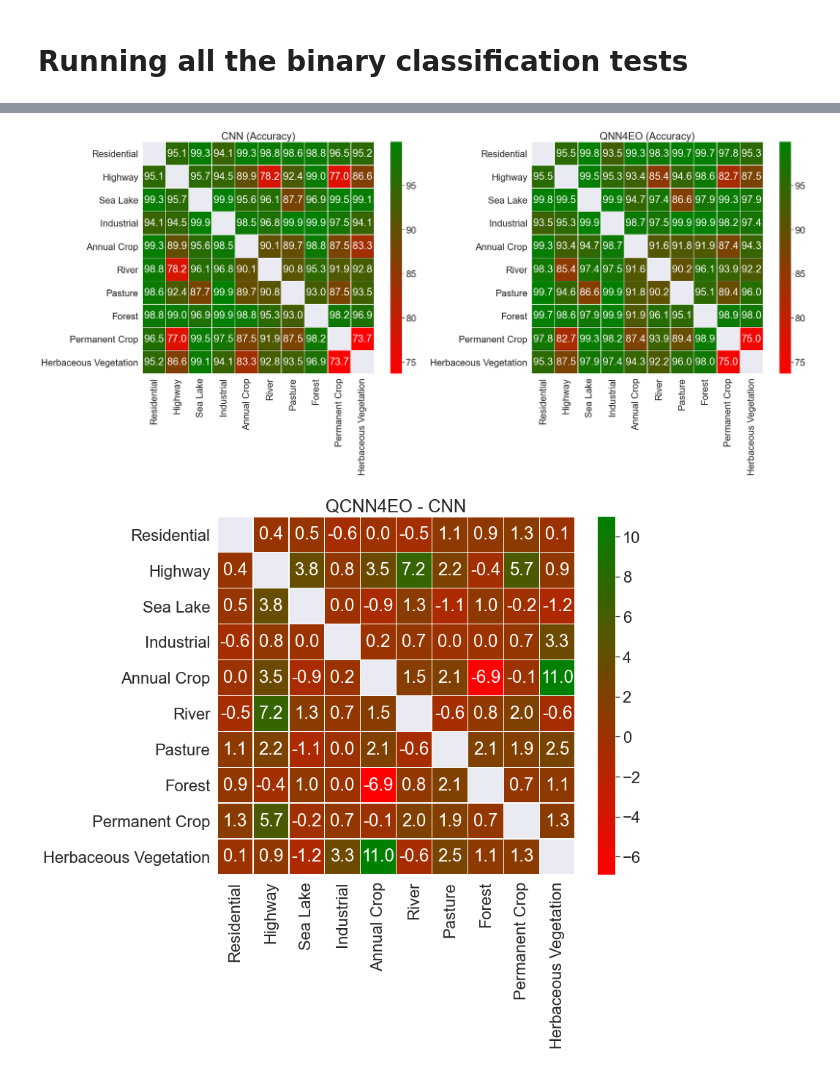
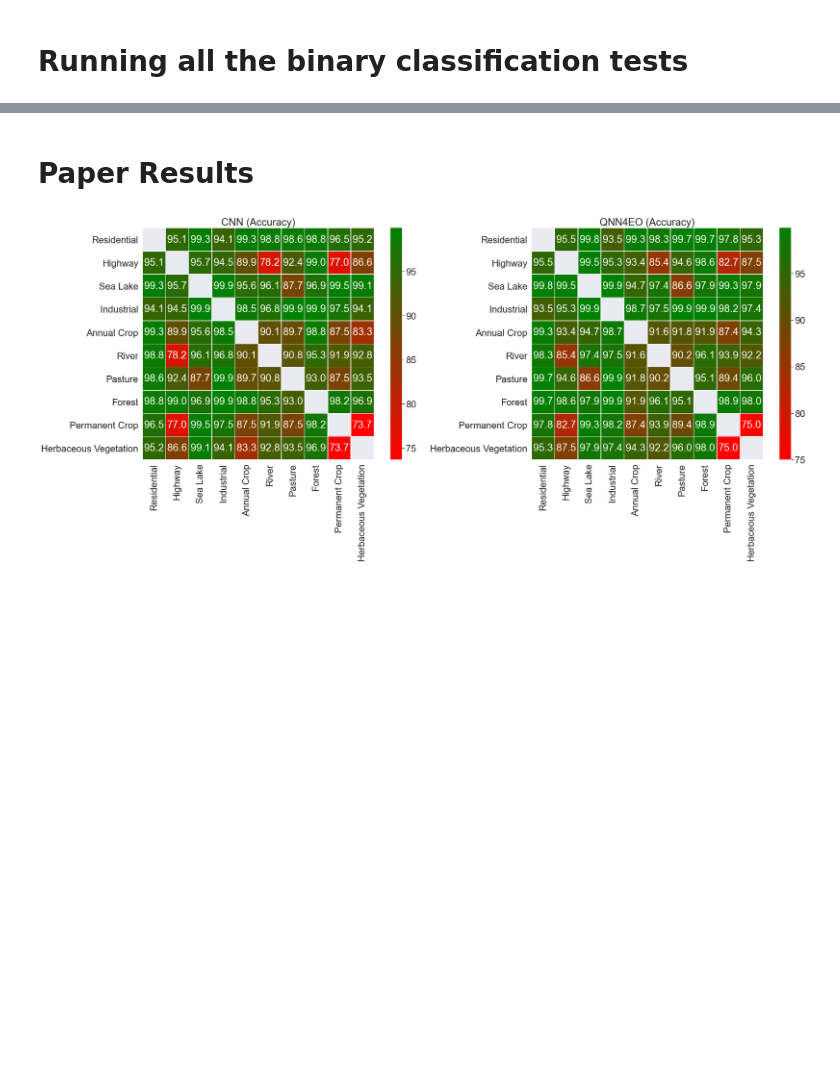
Before and after one commit to ESA-PhiLab/QNN4EO, a Jupyter notebook: EuroSAT_Classification.ipynb, the cells around one changed output, grey strips where cells are left out. Cells and saved outputs as stored; diff of their text form; code cells hidden in the pictures; blank space fills up the shorter version.

```diff
--- a/EuroSAT_Classification.ipynb
+++ b/EuroSAT_Classification.ipynb
@@ -255,26 +297,27 @@ max_val = np.max([np.max(np.max(cnn[cnn>0])), np.max(np.max(qcnn4eo[qcnn4eo>0]))
+# %% [markdown]
+# Paper Results
 # %%
+from paper_results import import_results
 import seaborn as sns
 from matplotlib.colors import LinearSegmentedColormap
+from CNN_Classifier import CNN_Classifier
+from QNN4EO import QNN4EO
+
+
+cnn_results, qnn4eo_results, classes_name = import_results()
 
 cmap = LinearSegmentedColormap.from_list(
     name='red-green',
     colors=['red','green']
 )
 
 sns.set(font_scale=2)
 
 fig, axes = plt.subplots(nrows = 1, ncols = 2, figsize = (30, 10))
-sns.heatmap(cnn, linewidth=0.5, fmt='.1f', vmin = min_val, vmax = max_val, square = True, cmap = cmap,
+sns.heatmap(cnn_results, linewidth=0.5, fmt='.1f', square = True, cmap = cmap,
             annot = True, xticklabels = classes_name, yticklabels = classes_name, ax = axes[0]).set(title='CNN (Accuracy)')
-sns.heatmap(qcnn4eo, linewidth=0.5, fmt='.1f', vmin = min_val, vmax = max_val, square = True, cmap = cmap,
+sns.heatmap(qnn4eo_results, linewidth=0.5, fmt='.1f', square = True, cmap = cmap,
             annot = True, xticklabels = classes_name, yticklabels = classes_name, ax = axes[1]).set(title='QNN4EO (Accuracy)')
 plt.show()
-
-
-fig, ax = plt.subplots(nrows = 1, ncols = 1, figsize = (11, 9))
-sns.heatmap(qcnn4eo - cnn, linewidth=0.5, fmt='.1f', square = True, cmap = cmap,
-            annot = True, xticklabels = classes_name, yticklabels = classes_name, ax = ax).set(title='QCNN4EO - CNN')
-plt.show()
 # %% [output]
-[figure, old version]
+[figure, new version]
-[figure, removed]
```
Also changed, not shown: parts of 14 cells of this notebook, 3 other files.
